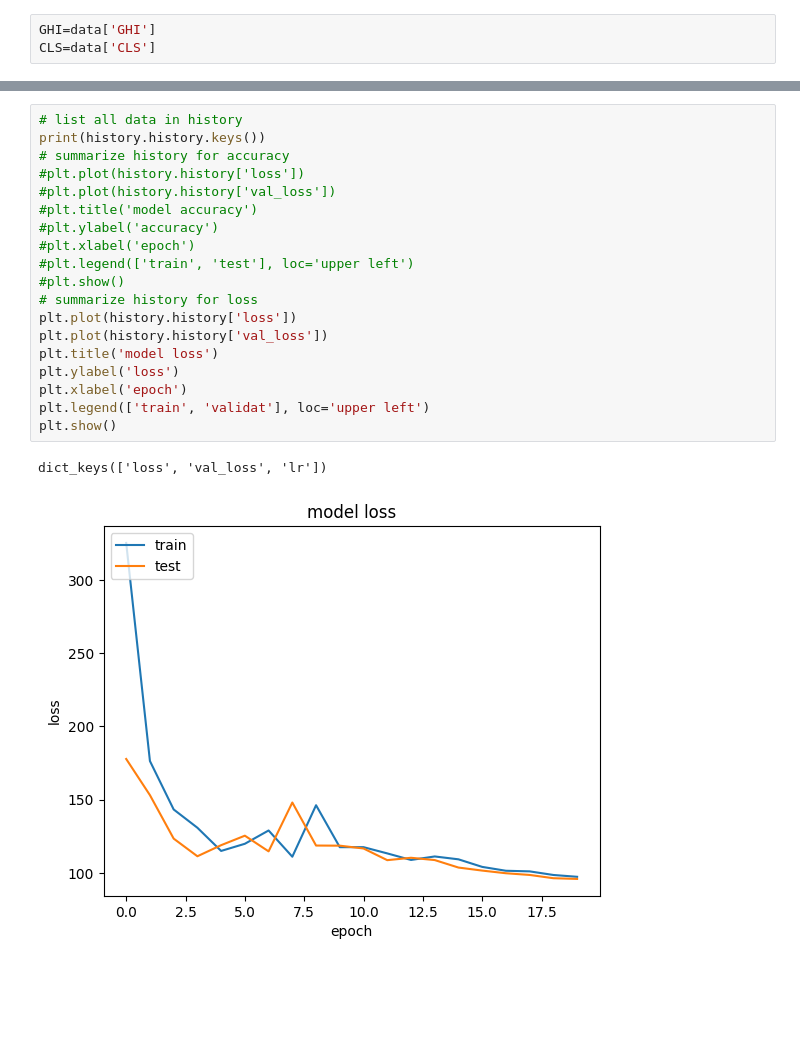
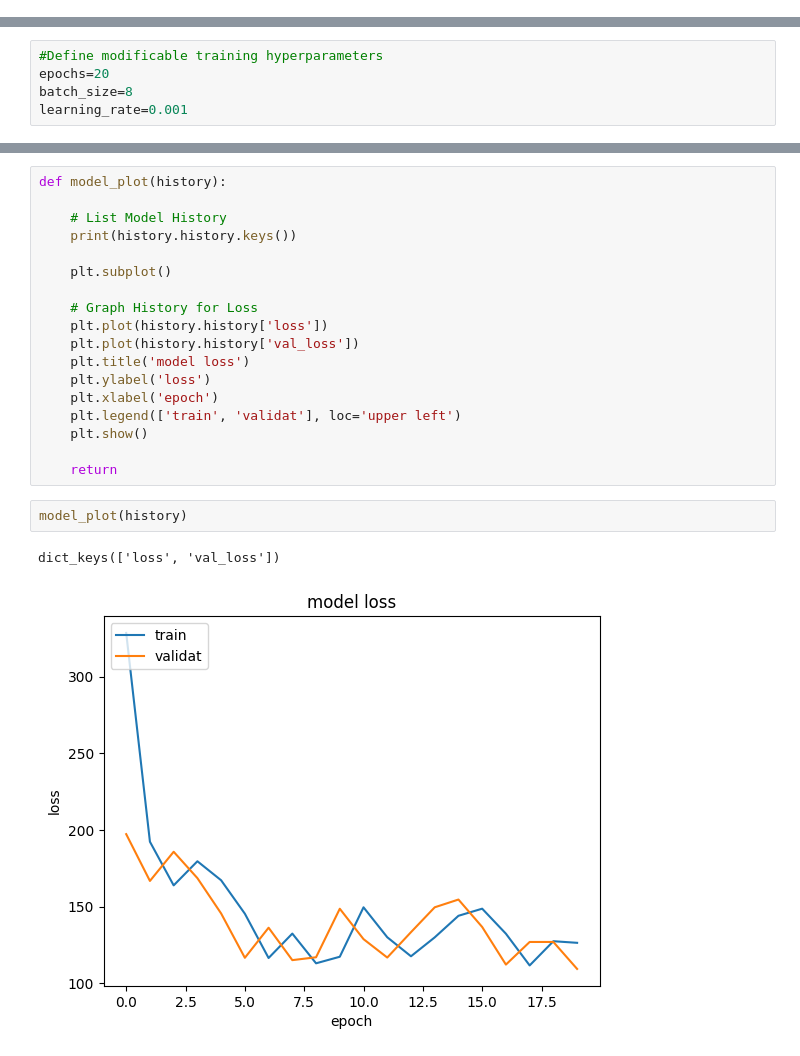
Before and after one commit to fedegiallorosso/solar_forecasting, a Jupyter notebook: notebooks/fedegiallorosso_working_model.ipynb, the cells around one changed output, grey strips where cells are left out. Cells and saved outputs as stored; diff of their text form; blank space fills up the shorter version.

```diff
--- a/notebooks/fedegiallorosso_working_model.ipynb
+++ b/notebooks/fedegiallorosso_working_model.ipynb
@@ -26,3 +80,0 @@ print(y.shape)
-# %%
-GHI=data['GHI']
-CLS=data['CLS']
@@ -87,3 +138,8 @@ y_val.shape
+# %%
+#Define modificable training hyperparameters
+epochs=20
+batch_size=8
+learning_rate=0.001
 # %%
 inp=layers.Input(shape=(None, *X_train.shape[2:]))
 
@@ -137,22 +216,23 @@ Epoch 20/20
 # %%
-# list all data in history
-print(history.history.keys())
-# summarize history for accuracy
-#plt.plot(history.history['loss'])
-#plt.plot(history.history['val_loss'])
-#plt.title('model accuracy')
-#plt.ylabel('accuracy')
-#plt.xlabel('epoch')
-#plt.legend(['train', 'test'], loc='upper left')
-#plt.show()
-# summarize history for loss
-plt.plot(history.history['loss'])
-plt.plot(history.history['val_loss'])
-plt.title('model loss')
-plt.ylabel('loss')
-plt.xlabel('epoch')
-plt.legend(['train', 'validat'], loc='upper left')
-plt.show()
+def model_plot(history):
+
+    # List Model History
+    print(history.history.keys())
+
+    plt.subplot()
+
+    # Graph History for Loss
+    plt.plot(history.history['loss'])
+    plt.plot(history.history['val_loss'])
+    plt.title('model loss')
+    plt.ylabel('loss')
+    plt.xlabel('epoch')
+    plt.legend(['train', 'validat'], loc='upper left')
+    plt.show()
+
+    return
-# %% [output]
-dict_keys(['loss', 'val_loss', 'lr'])
-[figure, removed]
+# %%
+model_plot(history)
+# %% [output]
+dict_keys(['loss', 'val_loss'])
+[figure, added]
```
Also changed, not shown: parts of 16 cells of this notebook, 2 other files.
